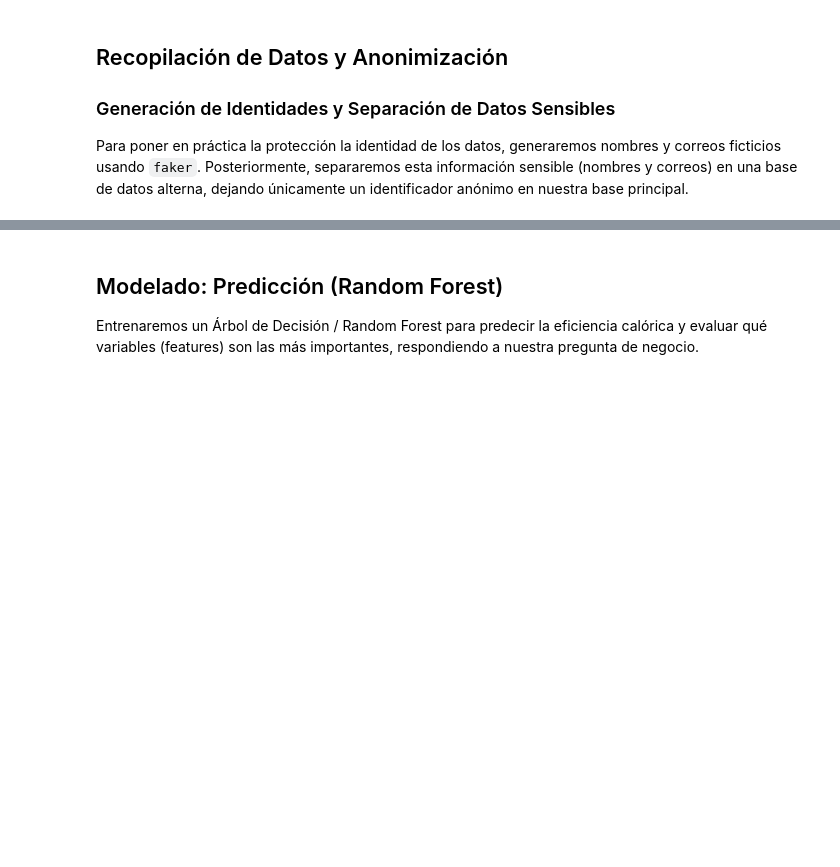
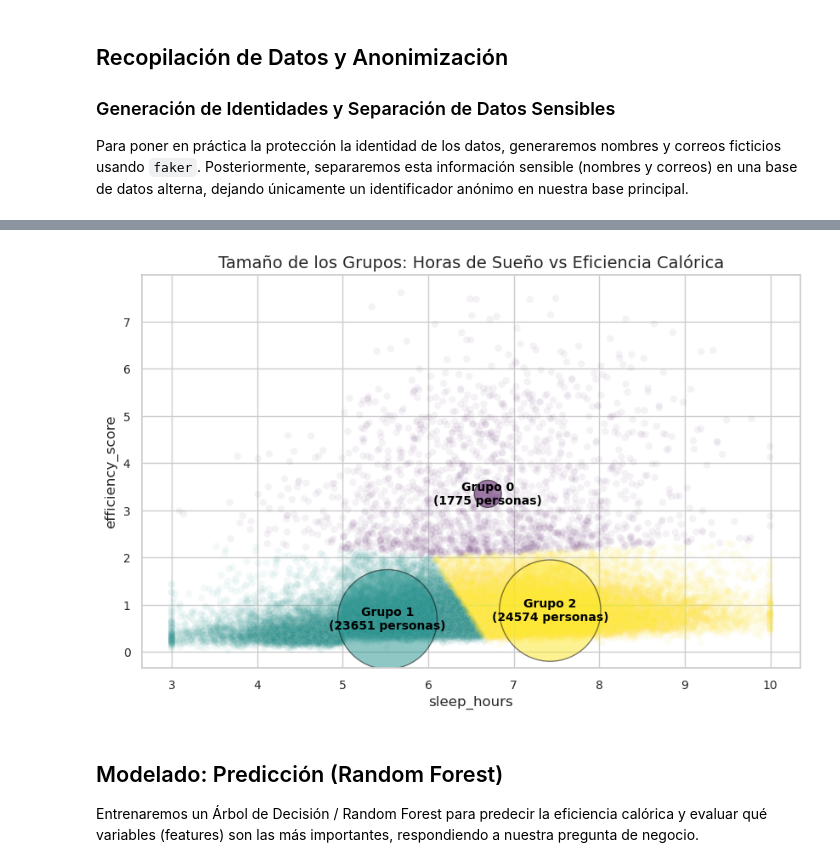
Before and after one commit to CARALACM/proyecto_final_ciencias_datos, a Jupyter notebook: Notebook.ipynb, the cells around one changed output, grey strips where cells are left out. Saved outputs shown, nothing was run; the diff lists cells and outputs as text; code cells hidden in the pictures; blank space fills up the shorter version.

```diff
--- a/Notebook.ipynb
+++ b/Notebook.ipynb
@@ -173,3 +194,39 @@ Centros de los Clusters (Escalados):
+# %%
+# Mostrar visualmente el tamaño de cada cluster
+cluster_counts = df_sample['Cluster'].value_counts().sort_index()
+
+centers_original = scaler.inverse_transform(kmeans.cluster_centers_)
+plt.figure(figsize=(10, 6))
+sns.scatterplot(data=df_sample, x='sleep_hours', y='efficiency_score', hue='Cluster', palette='viridis', alpha=0.05, legend=False)
+
+
+factor_tamano = 0.3
+plt.scatter(
+    centers_original[:, 0],
+    centers_original[:, 1],
+    s=cluster_counts * factor_tamano,
+    c=[0, 1, 2],
+    cmap='viridis',
+    alpha=0.5,
+    edgecolors='black',
+    linewidth=1
+)
+
+for i in range(3):
+    plt.text(
+        centers_original[i, 0],
+        centers_original[i, 1],
+        f"Grupo {i}\n({cluster_counts[i]} personas)",
+        ha='center', va='center',
+        fontsize=10, fontweight='bold', color='black'
+    )
+plt.title("Tamaño de los Grupos: Horas de Sueño vs Eficiencia Calórica")
+plt.xlabel("sleep_hours")
+plt.ylabel("efficiency_score")
+plt.grid(True)
+plt.show()
+# %% [output]
+[figure, added]
 # %% [markdown]
 ## Modelado: Predicción (Random Forest)
 Entrenaremos un Árbol de Decisión / Random Forest para predecir la eficiencia calórica y evaluar qué variables (features) son las más importantes, respondiendo a nuestra pregunta de negocio.
```
Also changed, not shown: parts of 15 cells of this notebook, 6 other files.
